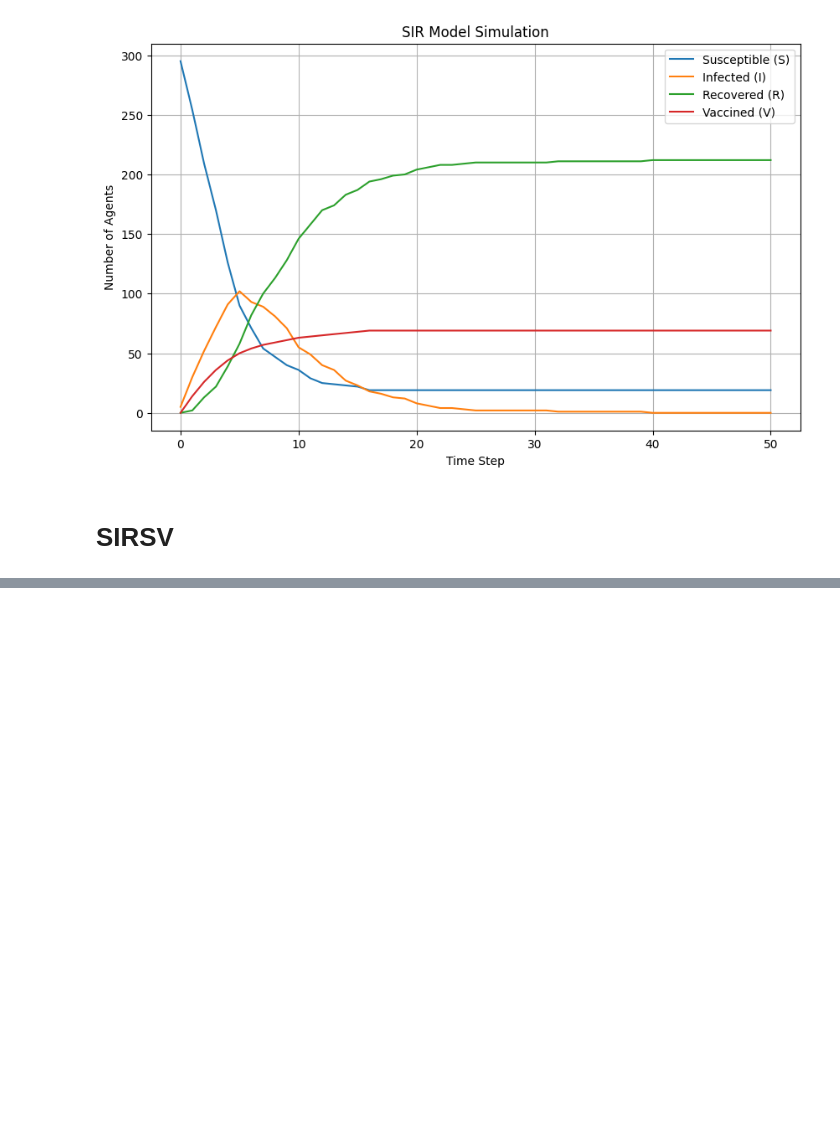
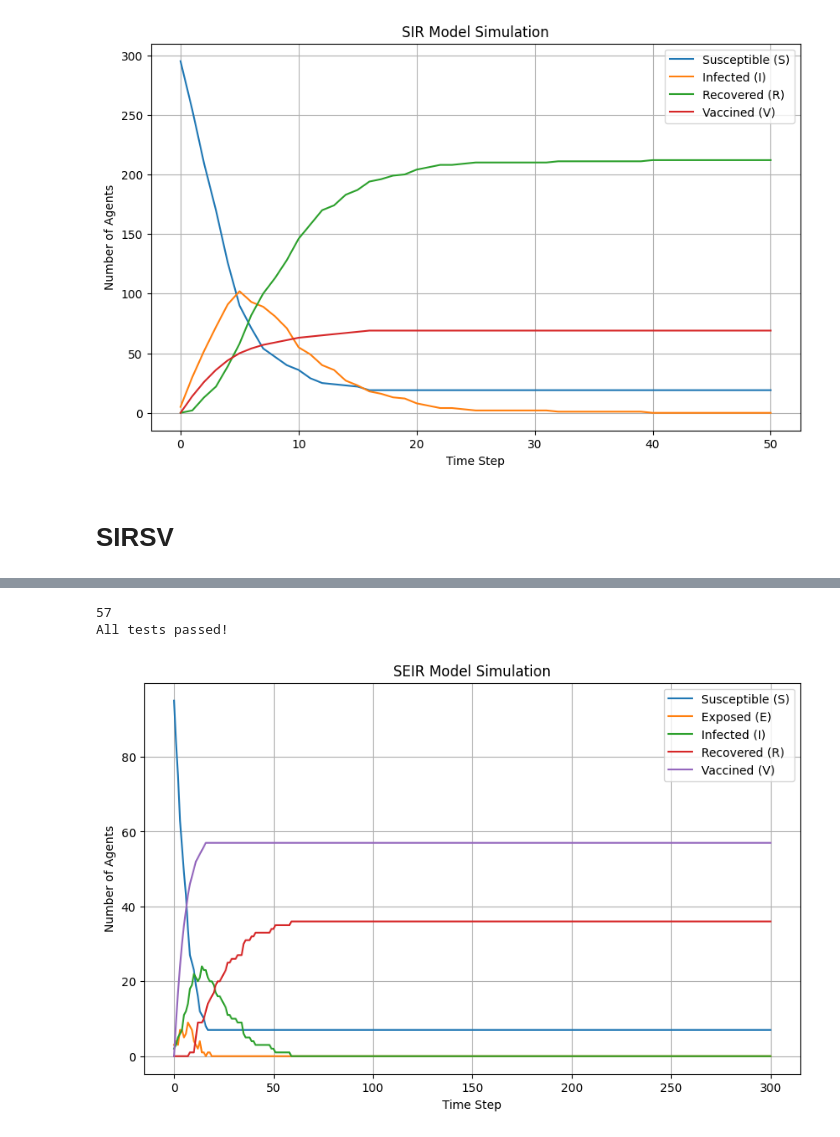
Before and after one commit to Vicks0712/Dynamic-Agent-Based-Simulations-for-SIR-Models, a Jupyter notebook: test.ipynb, the cells around one changed output, grey strips where cells are left out. Saved outputs shown, nothing was run; the diff lists cells and outputs as text; code cells hidden in the pictures; blank space fills up the shorter version.

```diff
--- a/test.ipynb
+++ b/test.ipynb
@@ -175,17 +178,19 @@ plot_sirsv_results(results)
 # %%
-from src.back.models.seir_model import SEIRModel
+from src.back.models.SEIRModel import SEIRModel
 import matplotlib.pyplot as plt
 
 def run_seirv_simulation(
-    num_nodes=1000,
+    num_nodes=100,
     avg_node_degree=5,
     initial_exposed_size=3,
     initial_infected_size=2,
-    virus_spread_chance=0.1,
-    virus_check_frequency=1.0,
-    exposure_to_infection_chance=0.3,
-    recovery_chance=0.2,
+    virus_spread_chance=0.2,
+    virus_check_frequency=0.5,
+    exposure_to_infection_chance=0.4,
+    recovery_chance=0.15,
     gain_resistance_chance=0.8,
+    vaccination_chance=0.1,
+    vaccination_strategy="Random",
     seed=120,
     steps=50,
 
@@ -210,7 +215,9 @@ def run_seirv_simulation(
         exposure_to_infection_chance=exposure_to_infection_chance,
         recovery_chance=recovery_chance,
         gain_resistance_chance=gain_resistance_chance,
+        vaccination_chance=vaccination_chance,
         seed=seed,
+        vaccination_strategy=vaccination_strategy
     )
 
     # Run the simulation for the specified number of steps
@@ -230,34 +237,39 @@ def plot_seirv_results(data):
     plt.figure(figsize=(10, 6))
     plt.plot(data["Susceptible"], label="Susceptible (S)")
     plt.plot(data["Exposed"], label="Exposed (E)")
     plt.plot(data["Infected"], label="Infected (I)")
     plt.plot(data["Recovered"], label="Recovered (R)")
+    plt.plot(data["Vaccinated"], label="Vaccined (V)")
     plt.xlabel("Time Step")
     plt.ylabel("Number of Agents")
     plt.title("SEIR Model Simulation")
     plt.legend()
     plt.grid(True)
     plt.show()
 
 def test_seirv_simulation():
     """
     Test the SEIR model simulation for basic correctness.
     """
     data = run_seirv_simulation()
 
     # Basic assertions to ensure the simulation is working as expected
     assert not data.empty, "Simulation produced no data"
     assert data["Exposed"].max() > 0, "No exposures occurred"
     assert data["Infected"].max() > 0, "No infections occurred"
     assert data["Recovered"].max() >= 0, "Resistance values are invalid"
     assert data["Susceptible"].min() >= 0, "Negative susceptible values found"
-
+    print(data["Vaccinated"][30])
     print("All tests passed!")
 
 # Run the test and plot the results
 test_seirv_simulation()
 results = run_seirv_simulation(steps=300)
 plot_seirv_results(results)
+# %% [output]
+57
+All tests passed!
+[figure, added]
 # %%
 from src.webapp.views.seirv.components.SEIRVGraph import SEIRVGraph
 import matplotlib.pyplot as plt
```
Also changed, not shown: parts of 2 cells of this notebook, 46 other files.
